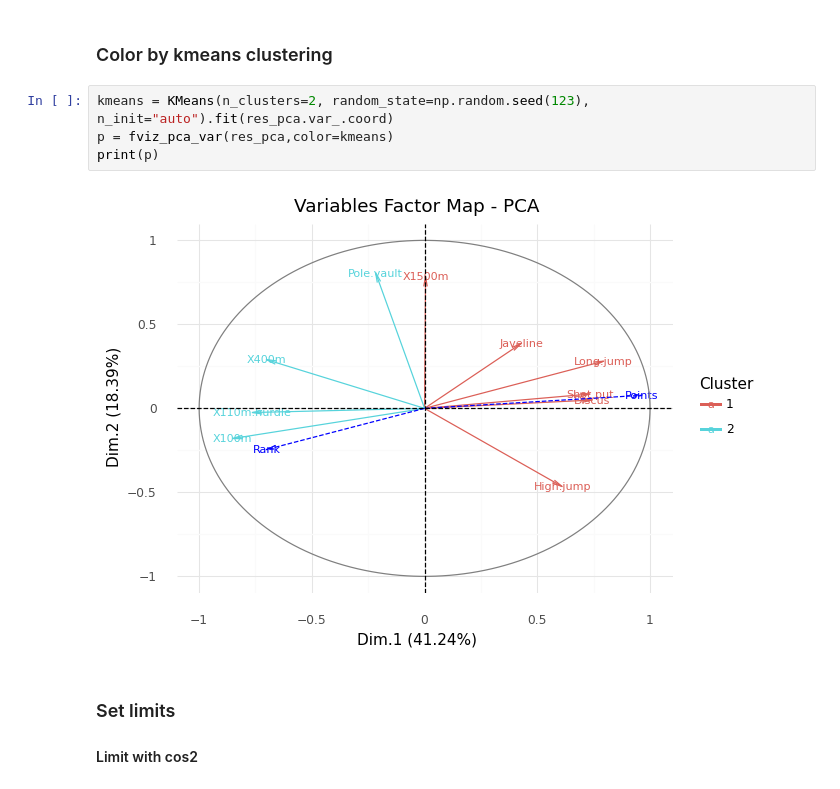
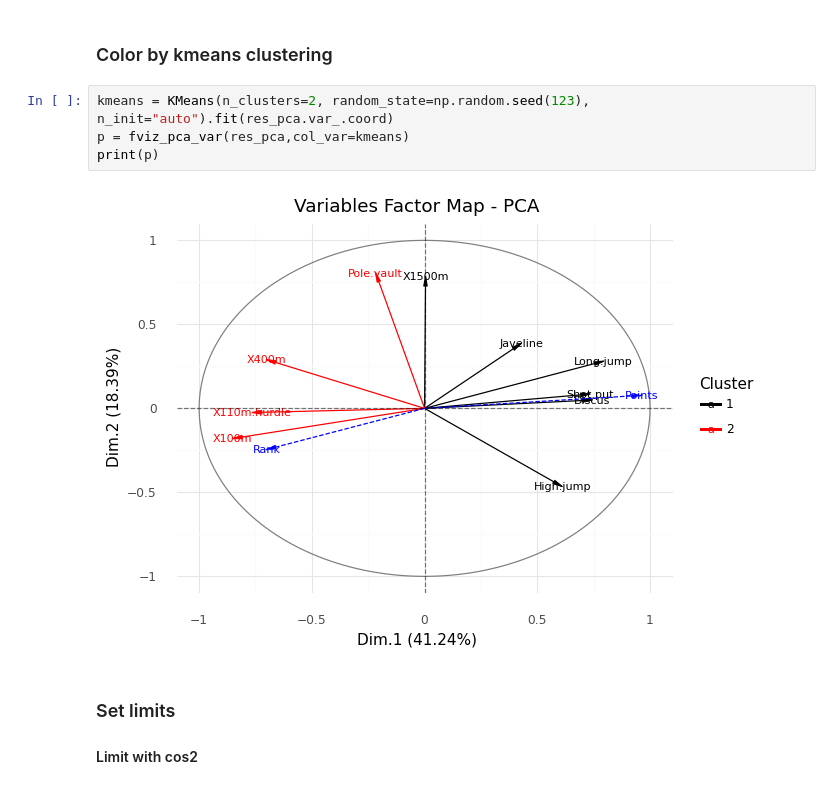
Before and after one commit to enfantbenidedieu/scientisttools, a Jupyter notebook: doc/01-pca/01-pca_decathlon2_ggplot.ipynb, the cells around one changed output. Cells and saved outputs as stored; diff of their text form.

```diff
--- a/doc/01-pca/01-pca_decathlon2_ggplot.ipynb
+++ b/doc/01-pca/01-pca_decathlon2_ggplot.ipynb
@@ -154,10 +159,10 @@ print(p)
 ### Color by kmeans clustering
 # %%
 kmeans = KMeans(n_clusters=2, random_state=np.random.seed(123), n_init="auto").fit(res_pca.var_.coord)
-p = fviz_pca_var(res_pca,color=kmeans)
+p = fviz_pca_var(res_pca,col_var=kmeans)
 print(p)
 # %% [output]
-[figure, old version]
+[figure, new version]
 # %% [markdown]
 ### Set limits
 
```
Also changed, not shown: parts of 18 cells of this notebook, 8 other files.
